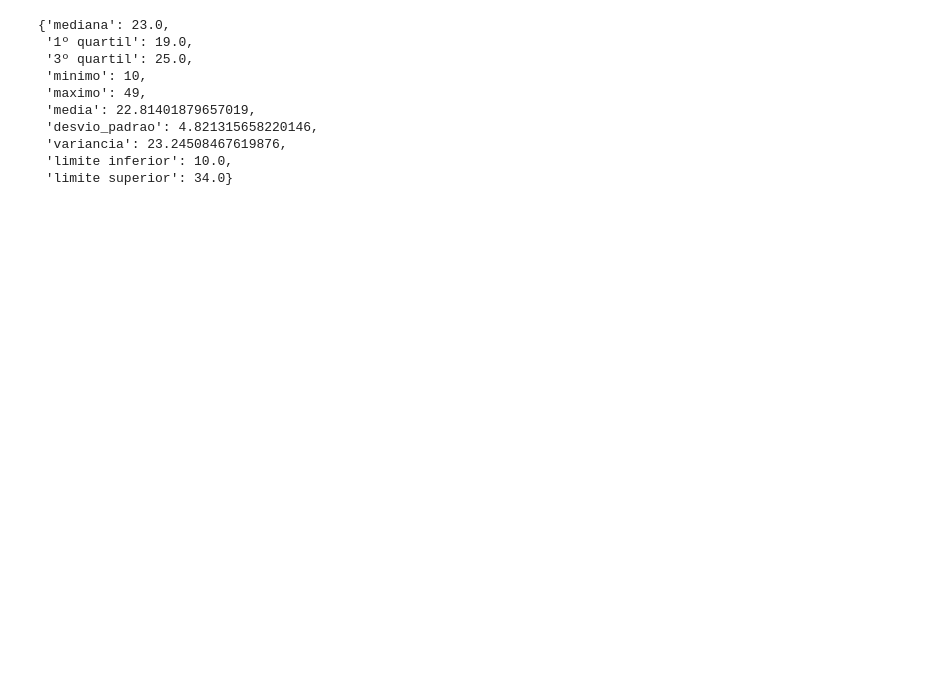
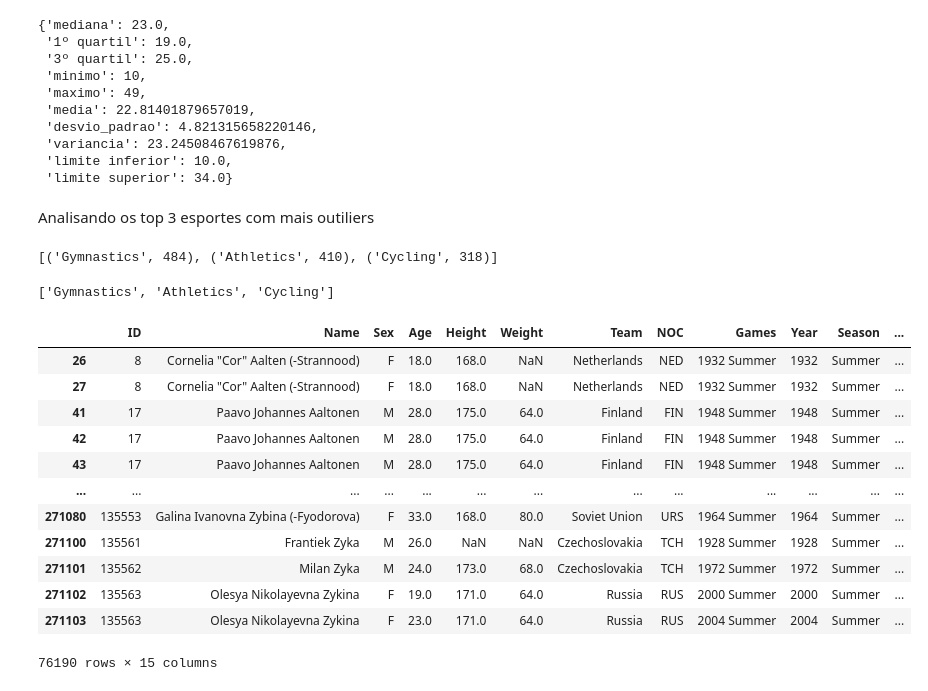
Before and after one commit to riqueu/a1-lp, a Jupyter notebook: src/noteageanalise.ipynb, the cells around one changed output. Saved outputs shown, nothing was run; the diff lists cells and outputs as text; code cells hidden in the pictures; blank space fills up the shorter version.

```diff
--- a/src/noteageanalise.ipynb
+++ b/src/noteageanalise.ipynb
@@ -332,3 +332,32 @@ estatisticas['Gymnastics']
  'variancia': 23.24508467619876,
  'limite inferior': 10.0,
  'limite superior': 34.0}
+# %% [markdown]
+Analisando os top 3 esportes com mais outiliers
+# %%
+top_3_extremos =  sorted(esportes_extremos.items(), key=lambda item: item[1], reverse=True)[:3]
+top_3_extremos
+# %% [output]
+[('Gymnastics', 484), ('Athletics', 410), ('Cycling', 318)]
+# %%
+nomes_top_3 = [esporte for esporte, _ in top_3_extremos]
+nomes_top_3
+# %% [output]
+['Gymnastics', 'Athletics', 'Cycling']
+# %%
+df_top_3_extremos =  df[df['Sport'].isin(nomes_top_3)]
+df_top_3_extremos
+# %% [output]
+|  | ID | Name | Sex | Age | Height | Weight | Team | NOC | Games | Year | Season | ... |
+| 26 | 8 | Cornelia "Cor" Aalten (-Strannood) | F | 18.0 | 168.0 | NaN | Netherlands | NED | 1932 Summer | 1932 | Summer | ... |
+| 27 | 8 | Cornelia "Cor" Aalten (-Strannood) | F | 18.0 | 168.0 | NaN | Netherlands | NED | 1932 Summer | 1932 | Summer | ... |
+| 41 | 17 | Paavo Johannes Aaltonen | M | 28.0 | 175.0 | 64.0 | Finland | FIN | 1948 Summer | 1948 | Summer | ... |
+| 42 | 17 | Paavo Johannes Aaltonen | M | 28.0 | 175.0 | 64.0 | Finland | FIN | 1948 Summer | 1948 | Summer | ... |
+| 43 | 17 | Paavo Johannes Aaltonen | M | 28.0 | 175.0 | 64.0 | Finland | FIN | 1948 Summer | 1948 | Summer | ... |
+| ... | ... | ... | ... | ... | ... | ... | ... | ... | ... | ... | ... | ... |
+| 271080 | 135553 | Galina Ivanovna Zybina (-Fyodorova) | F | 33.0 | 168.0 | 80.0 | Soviet Union | URS | 1964 Summer | 1964 | Summer | ... |
+| 271100 | 135561 | Frantiek Zyka | M | 26.0 | NaN | NaN | Czechoslovakia | TCH | 1928 Summer | 1928 | Summer | ... |
+| 271101 | 135562 | Milan Zyka | M | 24.0 | 173.0 | 68.0 | Czechoslovakia | TCH | 1972 Summer | 1972 | Summer | ... |
+| 271102 | 135563 | Olesya Nikolayevna Zykina | F | 19.0 | 171.0 | 64.0 | Russia | RUS | 2000 Summer | 2000 | Summer | ... |
+| 271103 | 135563 | Olesya Nikolayevna Zykina | F | 23.0 | 171.0 | 64.0 | Russia | RUS | 2004 Summer | 2004 | Summer | ... |
+76190 rows × 15 columns
```
Also changed, not shown: parts of 5 cells of this notebook, 2 other files.
